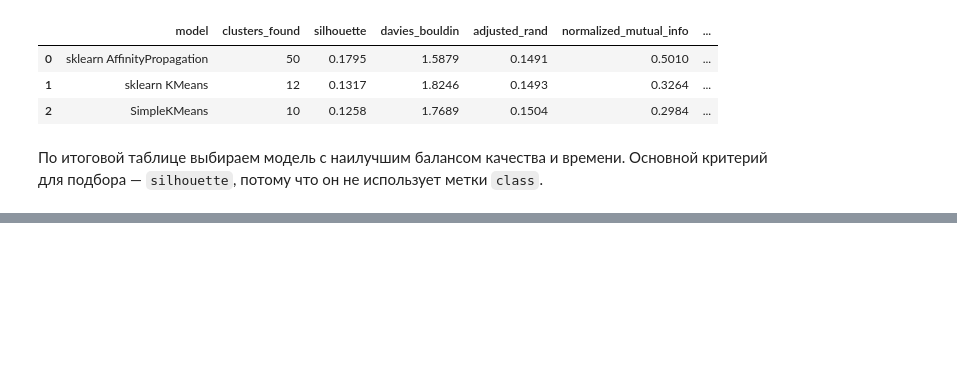
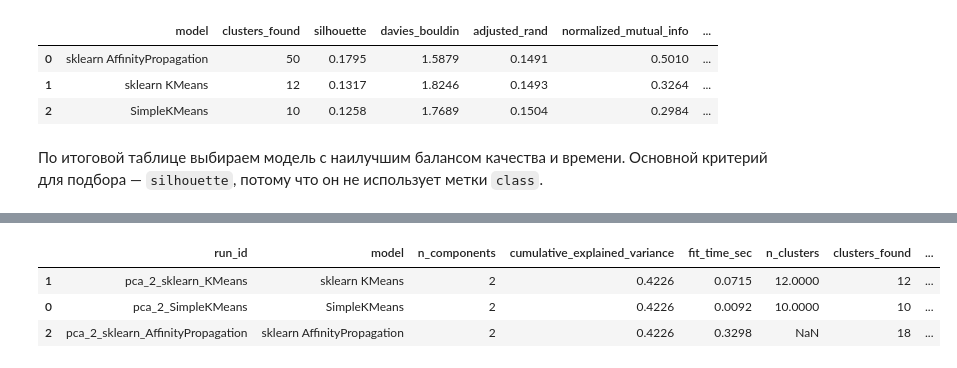
Before and after one commit to homka122/HomkaML, a Jupyter notebook: 1HW/hw1_mice_protein_clustering.ipynb, the cells around one changed output, grey strips where cells are left out. Cells and saved outputs as stored; diff of their text form; code cells hidden in the pictures; blank space fills up the shorter version.

```diff
--- a/1HW/hw1_mice_protein_clustering.ipynb
+++ b/1HW/hw1_mice_protein_clustering.ipynb
@@ -839,0 +844,25 @@ quality_rank
+# %%
+from sklearn.decomposition import PCA
+
+pca_component_grid = [2, 5, 10, 20, 40, 60, X_scaled.shape[1]]
+pca_model = PCA(n_components=max(pca_component_grid), random_state=42)
+X_pca_full = pca_model.fit_transform(X_scaled)
+
+pca_variance = pd.DataFrame(
+    {
+        "component": np.arange(1, len(pca_model.explained_variance_ratio_) + 1),
+        "explained_variance_ratio": pca_model.explained_variance_ratio_,
+        "cumulative_explained_variance": np.cumsum(pca_model.explained_variance_ratio_),
+    }
+)
+
+pca_variance_at_grid = pd.DataFrame(
+    {
+        "n_components": pca_component_grid,
+        "cumulative_explained_variance": [
+            pca_variance.loc[n_components - 1, "cumulative_explained_variance"]
+            for n_components in pca_component_grid
+        ],
+    }
+)
+pca_variance_at_grid
@@ -839,0 +963,14 @@ quality_rank
+# %%
+best_pca_by_model = (
+    pca_clustering_results
+    .sort_values(["model", "silhouette", "calinski_harabasz"], ascending=[True, False, False])
+    .groupby("model", as_index=False)
+    .head(1)
+    .sort_values("silhouette", ascending=False)
+)
+best_pca_by_model
+# %% [output]
+|  | run_id | model | n_components | cumulative_explained_variance | fit_time_sec | n_clusters | clusters_found | ... |
+| 1 | pca_2_sklearn_KMeans | sklearn KMeans | 2 | 0.4226 | 0.0715 | 12.0000 | 12 | ... |
+| 0 | pca_2_SimpleKMeans | SimpleKMeans | 2 | 0.4226 | 0.0092 | 10.0000 | 10 | ... |
+| 2 | pca_2_sklearn_AffinityPropagation | sklearn AffinityPropagation | 2 | 0.4226 | 0.3298 | NaN | 18 | ... |
```
Also changed, not shown: parts of 10 cells of this notebook, 1 other file.
